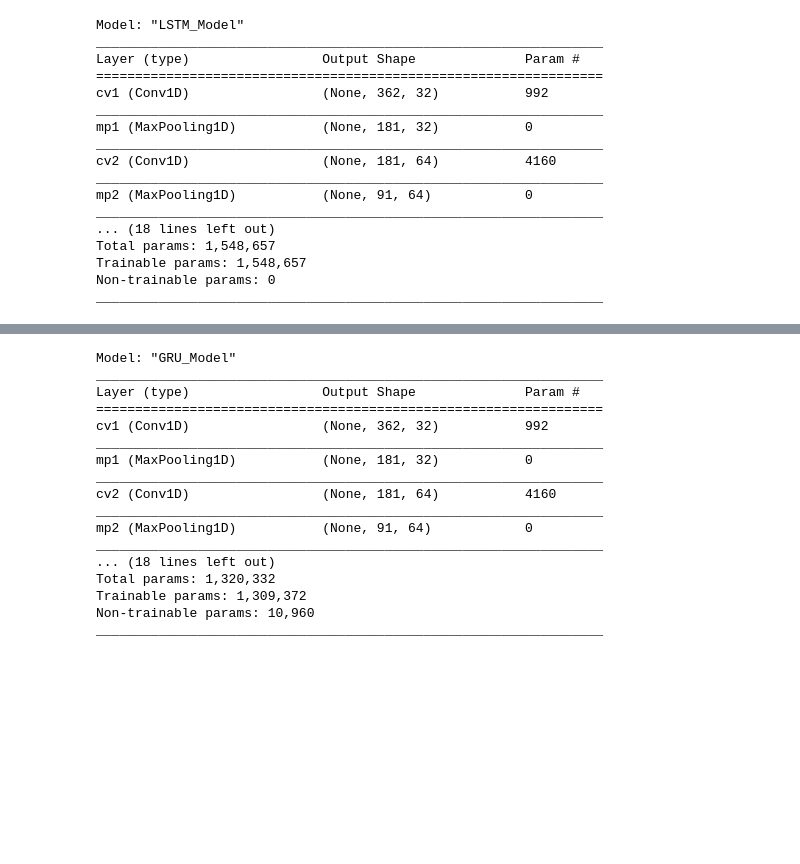
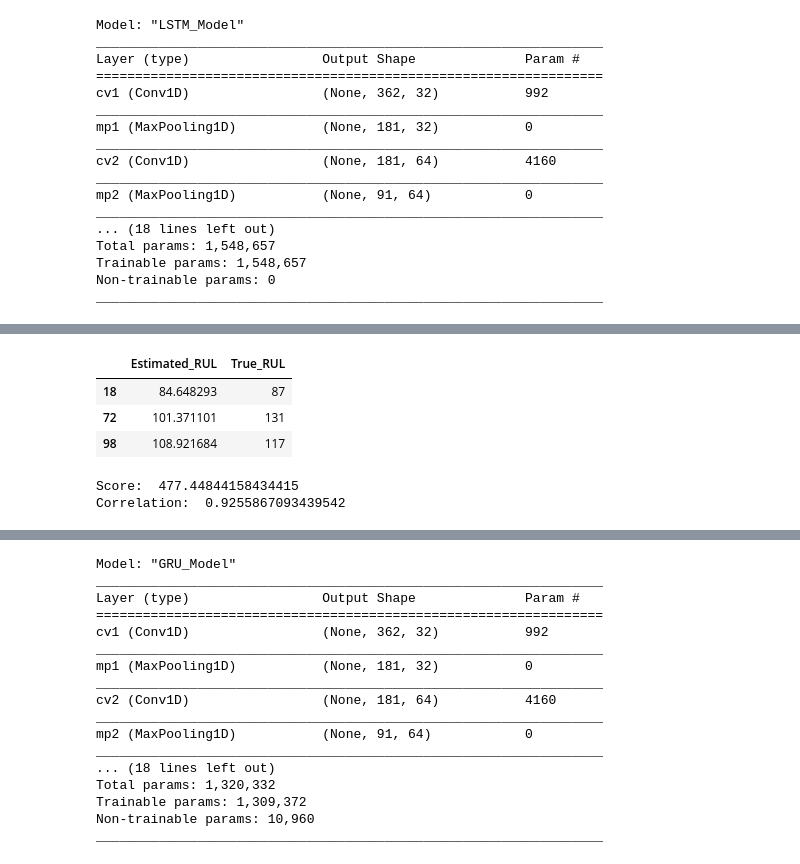
Before and after one commit to kevinpulido89/ML, a Jupyter notebook: C-MAPSS.ipynb, the cells around one changed output, grey strips where cells are left out. Saved outputs shown, nothing was run; the diff lists cells and outputs as text; code cells hidden in the pictures; blank space fills up the shorter version.

```diff
--- a/C-MAPSS.ipynb
+++ b/C-MAPSS.ipynb
@@ -469,0 +528,10 @@ plt.show()
+# %%
+Evaluate_df = pd.DataFrame()
+Evaluate_df['Estimated_RUL']=pd.Series(predicted.reshape(-1).tolist())
+Evaluate_df['True_RUL']=pd.Series(Y_test.reshape(-1).tolist())
+Evaluate_df.sample(3)
+# %% [output]
+|  | Estimated_RUL | True_RUL |
+| 18 | 84.648293 | 87 |
+| 72 | 101.371101 | 131 |
+| 98 | 108.921684 | 117 |
@@ -469,0 +540,19 @@ plt.show()
+# %%
+a1 = 10
+a2 = 13
+s = []
+corr = Evaluate_df.corr()
+
+for d in (predicted - Y_test):
+    if d <0:
+        ans = math.exp(-(d/a1))-1
+        s.append(ans)
+    else:
+        ans = math.exp((d/a2))-1
+        s.append(ans)
+
+print('Score: ', sum(s))
+print('Correlation: ', corr.iloc[1,0])
+# %% [output]
+Score:  477.44844158434415
+Correlation:  0.9255867093439542
```
Also changed, not shown: parts of 51 cells of this notebook.
